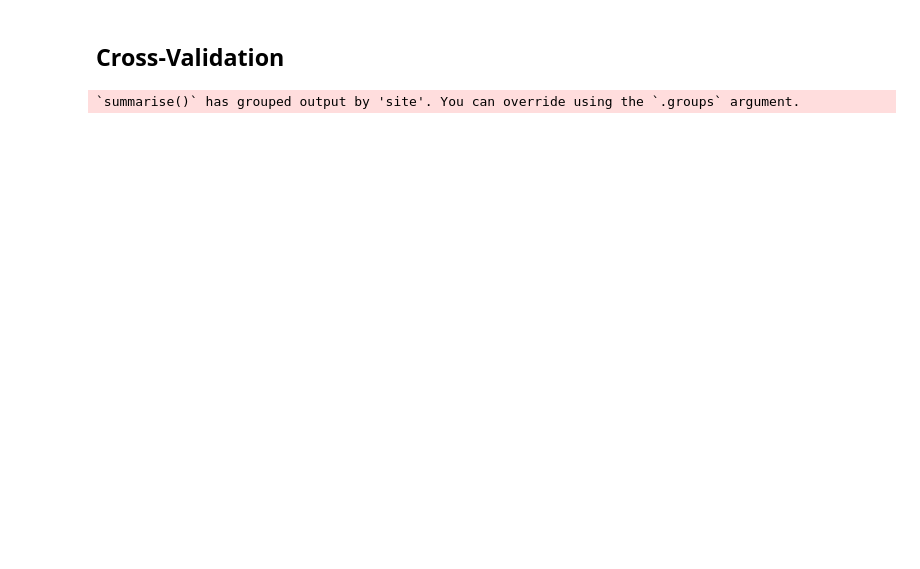
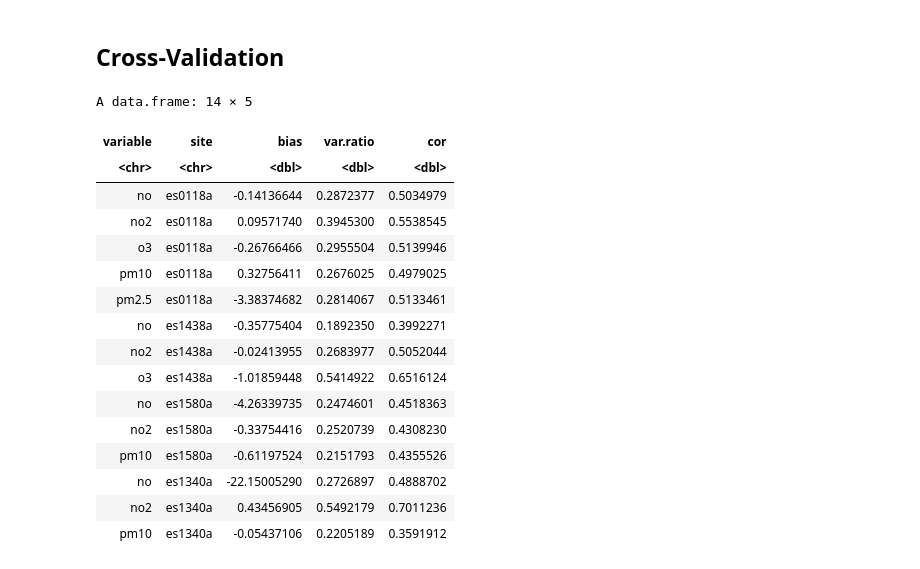
Before and after one commit to Jaimedgp/AirQualityCOVID, a Jupyter notebook: notebooks/Analysis/lm/Cross-Validation.ipynb, the cells around one changed output. Cells and saved outputs as stored; diff of their text form; code cells hidden in the pictures; blank space fills up the shorter version.

```diff
--- a/notebooks/Analysis/lm/Cross-Validation.ipynb
+++ b/notebooks/Analysis/lm/Cross-Validation.ipynb
@@ -103,12 +97 @@ for (st in sites.lv) {
 }
-# %%
-mean.cv.df <- cv.df %>%
-                group_by(site, variable) %>%
-                summarise(Bias=mean(Bias, na.rm=T),
-                          var=mean(var, na.rm=T),
-                          "Rsq"=mean(Rsq, na.rm=T),
-                         ) %>%
-                pivot_longer(cols = c(3:5),
-                             names_to = "Error", values_to = "Err.Val")
-# %% [output]
-`summarise()` has grouped output by 'site'. You can override using the `.groups` argument.
@@ -114,0 +129,20 @@ mean.cv.df <- cv.df %>%
+# %%
+cv.df
+# %% [output]
+A data.frame: 14 × 5
+| variable | site | bias | var.ratio | cor |
+| <chr> | <chr> | <dbl> | <dbl> | <dbl> |
+| no | es0118a | -0.14136644 | 0.2872377 | 0.5034979 |
+| no2 | es0118a | 0.09571740 | 0.3945300 | 0.5538545 |
+| o3 | es0118a | -0.26766466 | 0.2955504 | 0.5139946 |
+| pm10 | es0118a | 0.32756411 | 0.2676025 | 0.4979025 |
+| pm2.5 | es0118a | -3.38374682 | 0.2814067 | 0.5133461 |
+| no | es1438a | -0.35775404 | 0.1892350 | 0.3992271 |
+| no2 | es1438a | -0.02413955 | 0.2683977 | 0.5052044 |
+| o3 | es1438a | -1.01859448 | 0.5414922 | 0.6516124 |
+| no | es1580a | -4.26339735 | 0.2474601 | 0.4518363 |
+| no2 | es1580a | -0.33754416 | 0.2520739 | 0.4308230 |
+| pm10 | es1580a | -0.61197524 | 0.2151793 | 0.4355526 |
+| no | es1340a | -22.15005290 | 0.2726897 | 0.4888702 |
+| no2 | es1340a | 0.43456905 | 0.5492179 | 0.7011236 |
+| pm10 | es1340a | -0.05437106 | 0.2205189 | 0.3591912 |
```
Also changed, not shown: parts of 16 cells of this notebook.
